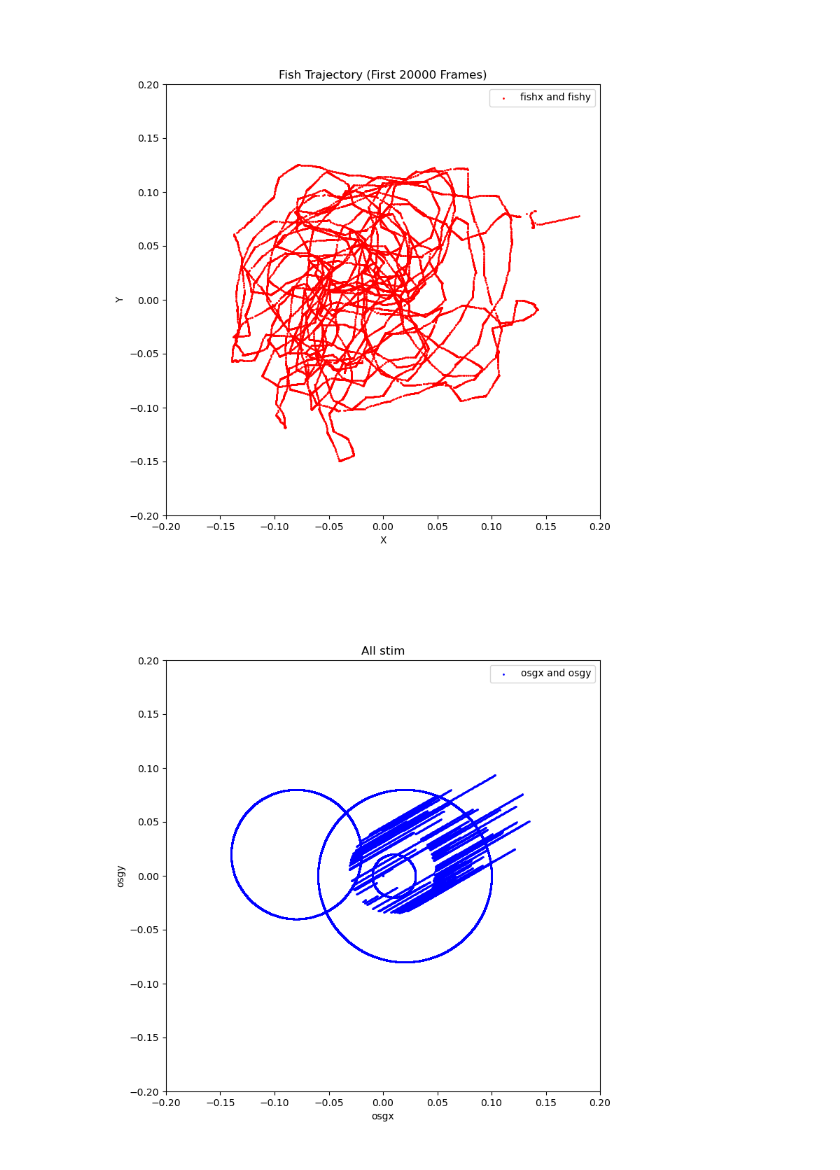
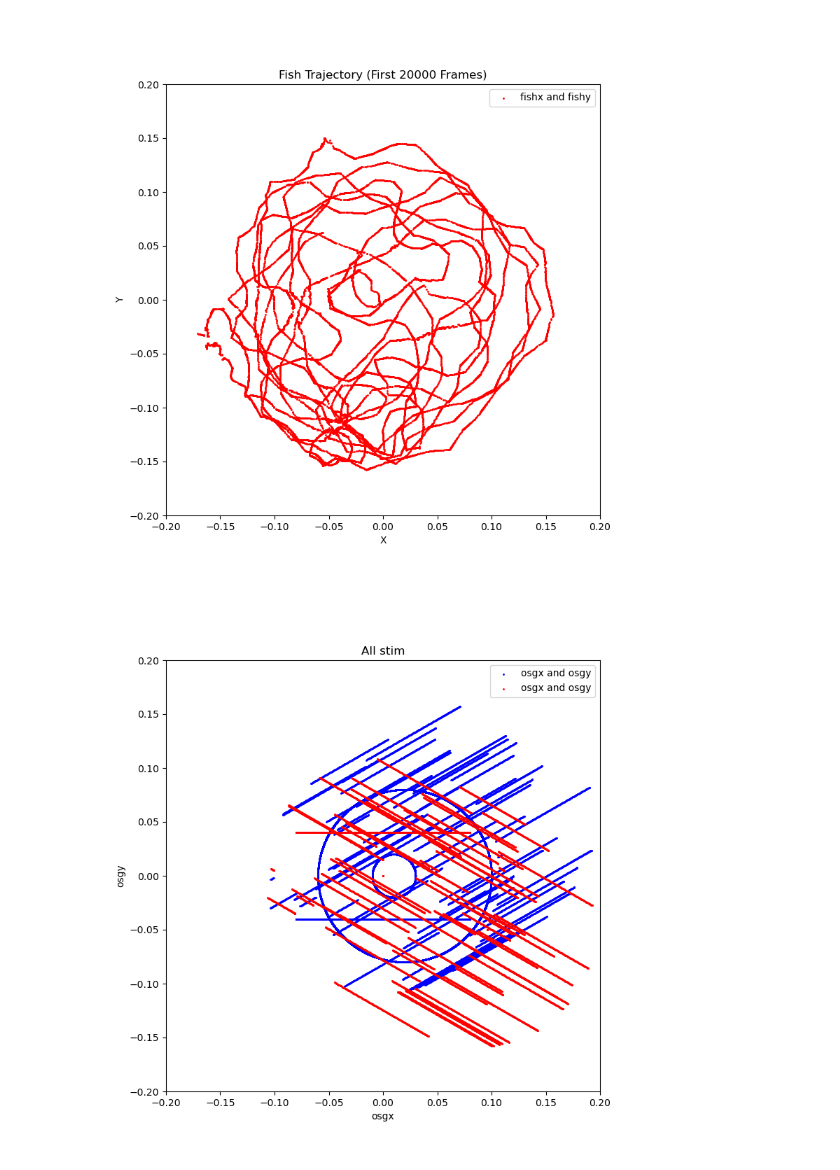
Before and after one commit to kajalkumarii/Bias, a Jupyter notebook: vf-behave.ipynb, the cells around one changed output. Saved outputs shown, nothing was run; the diff lists cells and outputs as text; code cells hidden in the pictures.

```diff
--- a/vf-behave.ipynb
+++ b/vf-behave.ipynb
@@ -42,7 +42,7 @@ from tqdm.notebook import tqdm
 # %%
 #  read file
 
-df = pd.read_csv("/home/kkumari/PhD/fish-data/intrinsic-bias/4b30f45efe4d11ed957d003053fc769c.csv.gz")#, usecols=desired_cols)
+df = pd.read_csv("/home/kkumari/PhD/fish-data/intrinsic-bias/29f714f6038111ee9cf3003053fc7678.csv.gz")#, usecols=desired_cols)
 data= df
 # %%
 data
@@ -76,24 +76,28 @@ plt.title('Fish Trajectory (First 20000 Frames)')
 plt.legend()
 plt.show()
 # %% [output]
-[figure, old version]
+[figure, new version]
 # %%
 #  plot
 
 # Extract the required variables
 osgx1 = data['osg_x1']
 osgy1 = data['osg_y1']
+osgx2 = data['osg_x2']
+osgy2 = data['osg_y2']
+
 
 # Plotting the variables
 plt.figure(figsize=(8, 8))
 plt.scatter(osgx1, osgy1, color='blue', label='osgx and osgy', s=1)
+plt.scatter(osgx2, osgy2, color='red', label='osgx and osgy', s=1)
 plt.xlabel('osgx')
 plt.ylabel('osgy')
 plt.xlim(-0.2, 0.2)  # Set x-axis limits
 plt.ylim(-0.2, 0.2)  # Set y-axis limits
 plt.title("All stim")
 plt.legend()
 plt.show()
 # %% [output]
-[figure, old version]
+[figure, new version]
 # %%
```
Also changed, not shown: parts of 6 cells of this notebook, 2 other files.
